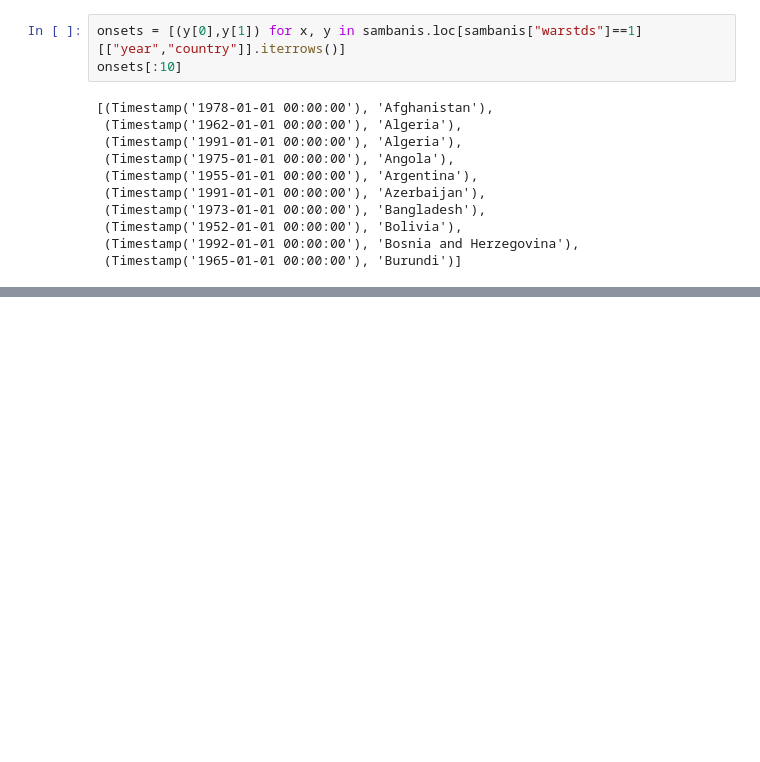
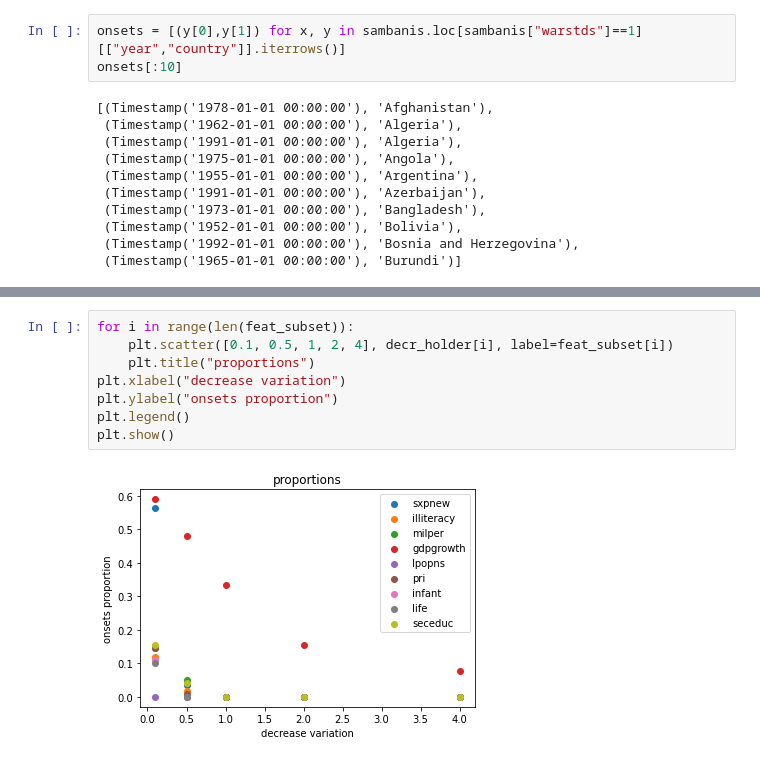
Before and after one commit to epfl-ada/ada-2020-project-milestone-p3-p3_cadastrophe, a Jupyter notebook: Data_Exploration.ipynb, the cells around one changed output, grey strips where cells are left out. Saved outputs shown, nothing was run; the diff lists cells and outputs as text; blank space fills up the shorter version.

```diff
--- a/Data_Exploration.ipynb
+++ b/Data_Exploration.ipynb
@@ -733,0 +764,10 @@ def bin_onset_effect(df, country, onset_date, feat, t_win=3, threshold=0.1):
+# %%
+for i in range(len(feat_subset)):
+    plt.scatter([0.1, 0.5, 1, 2, 4], decr_holder[i], label=feat_subset[i])
+    plt.title("proportions")
+plt.xlabel("decrease variation")
+plt.ylabel("onsets proportion")
+plt.legend()
+plt.show()
+# %% [output]
+[figure, added]
```
Also changed, not shown: parts of 10 cells of this notebook.
